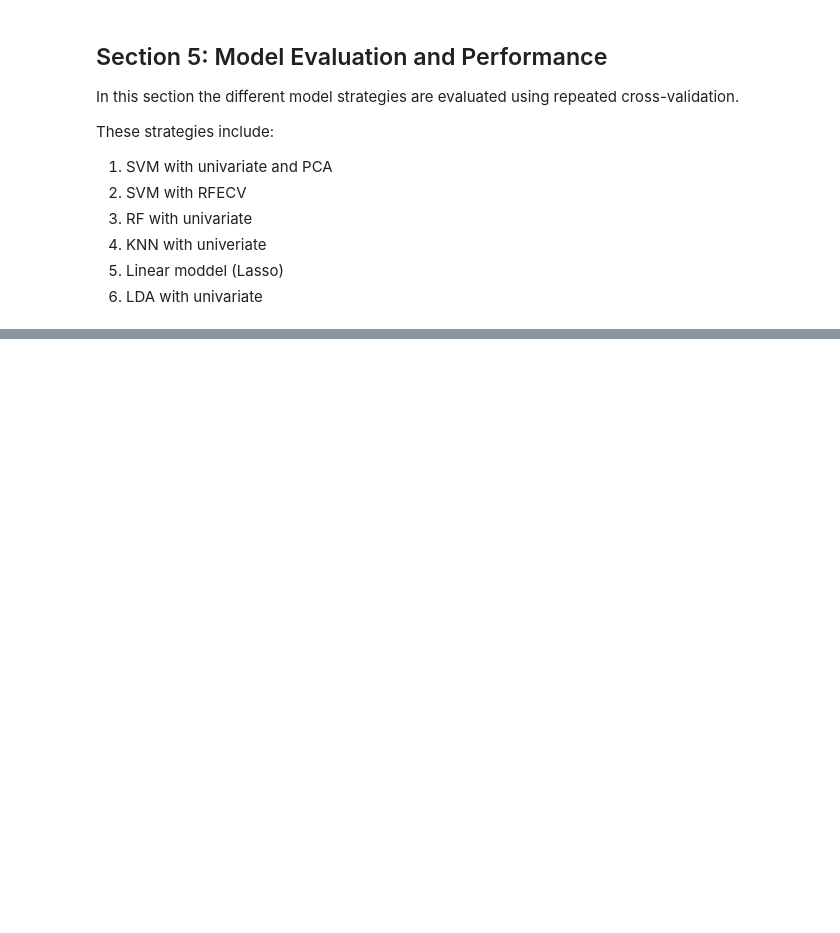
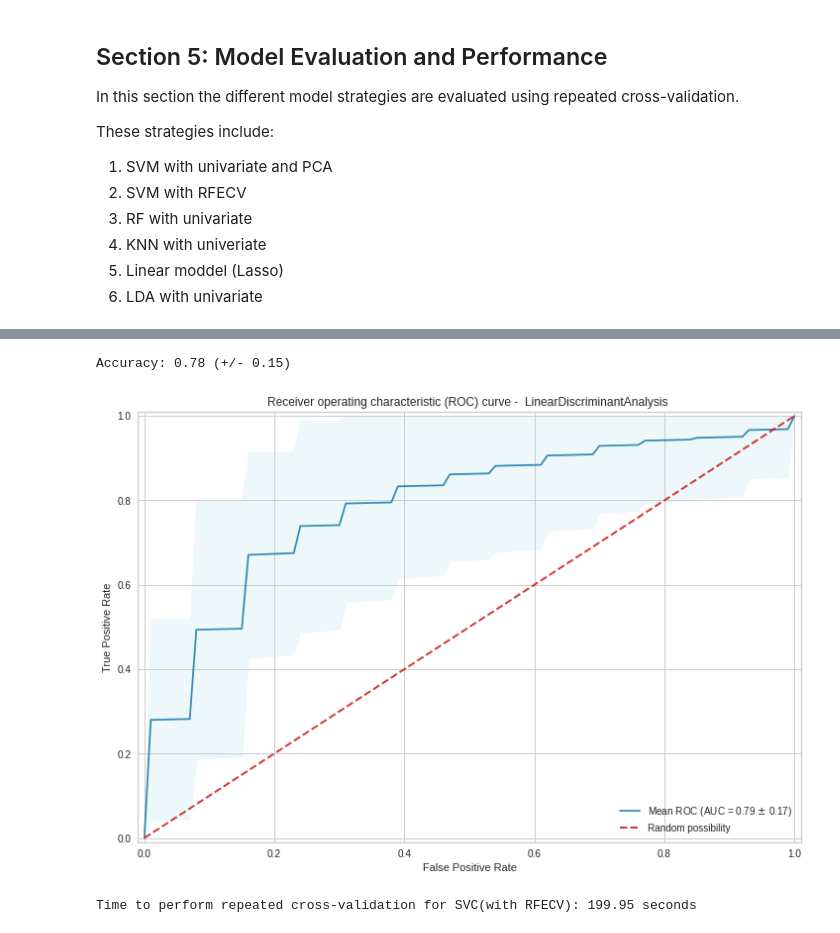
Before and after one commit to i-moes/TM10007_PROJECT, a Jupyter notebook: Final_Project.ipynb, the cells around one changed output, grey strips where cells are left out. Cells and saved outputs as stored; diff of their text form; code cells hidden in the pictures; blank space fills up the shorter version.

```diff
--- a/Final_Project.ipynb
+++ b/Final_Project.ipynb
@@ -1191,0 +1113,43 @@ clf index: 1
+# %%
+# SVC with RFECV
+
+kf = RepeatedStratifiedKFold(n_splits=5, n_repeats=5, random_state=9)
+
+param_grid = {"C": stats.uniform(1, 10), "gamma": stats.uniform(0.01, 1),'kernel': ['rbf', 'poly', 'linear']}
+
+# Create empty lists for results
+tprs = []
+aucs = []
+accuracy = []
+
+start = time.time()
+
+for num, (train, test) in enumerate(kf.split(features, labels)):
+  # train is the train set and val the validation set
+
+  # Create x_train and y_train using train and test index
+  x_train, y_train = features_ar[train], labels[train]
+  x_test, y_test = features_ar[test], labels[test]
+
+  # Impute and scale data
+  x_train_prep, x_test_prep = data_impute_scale(x_train, x_test)
+  # RFECV
+  x_train_rfecv, x_test_rfecv = recursive_feature_elimination_cv(SVC(kernel='linear', max_iter=10), x_train_prep, y_train, x_test_prep)
+  # Hyperparameter tuning
+  hyperparameters, _ = hyperparameter_training(SVC(max_iter=10),param_grid, x_train_rfecv, y_train)
+  model = SVC(**hyperparameters, probability=True)
+  # Fit model on train data
+  model.fit(x_train_rfecv, y_train)
+  name = 'SVC(with RFECV)'
+
+  tprs, aucs, accuracy = results(model, x_test_rfecv, y_test, tprs, aucs, accuracy)
+
+results_acc_roc(tprs, aucs, accuracy, clf)
+
+end = time.time()
+seconds =  round((end - start), 2)
+print(f'Time to perform repeated cross-validation for {name}: {seconds} seconds')
+# %% [output]
+Accuracy: 0.78 (+/- 0.15)
+[figure, added]
+Time to perform repeated cross-validation for SVC(with RFECV): 199.95 seconds
```
Also changed, not shown: parts of 14 cells of this notebook.
